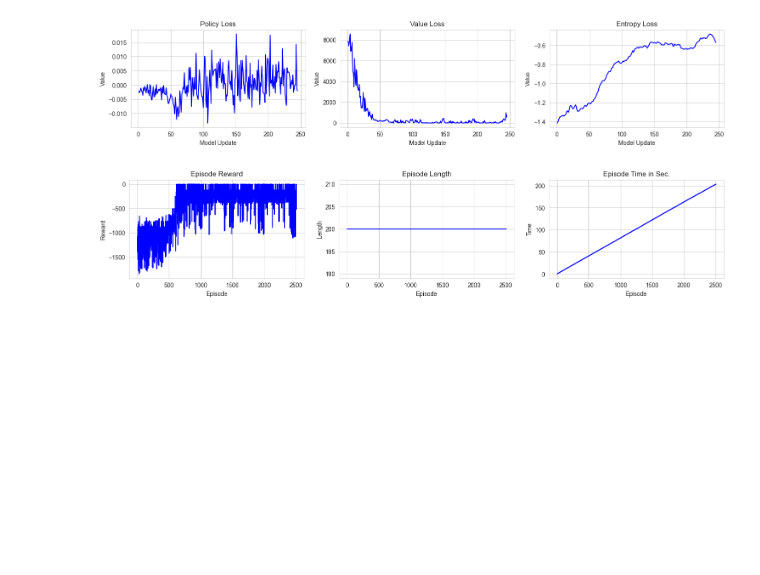
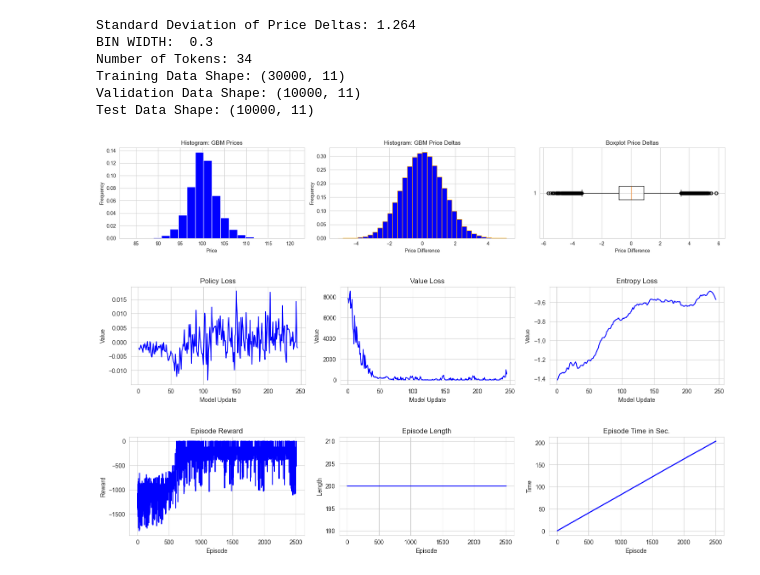
Before and after one commit to FrensiZ/adversial_learning, a Jupyter notebook: adversial_learning.ipynb, the cells around one changed output. Cells and saved outputs as stored; diff of their text form; code cells hidden in the pictures; blank space fills up the shorter version.

```diff
--- a/adversial_learning.ipynb
+++ b/adversial_learning.ipynb
@@ -59,3 +144,27 @@ def plot_discriminator():
+# %%
+S0 = 100                # Initial stock price
+mu = 0.1                # Annual drift
+sigma = 0.2             # Volatility
+n_days = 12             # Sequence length (52 days)
+n_sequences = 50000     # Number of sequences to simulate
+
+Price_GBM, Delta_GBM = gbm_simulator_with_deltas(S0, mu, sigma, n_days=n_days, n_sequences=n_sequences)
+
+bin_width = 0.3
+print('Standard Deviation of Price Deltas:', np.round(np.std(Delta_GBM.flatten()),3))
+print('BIN WIDTH: ', bin_width)
+
+train_data, val_data, test_data, token_size = tokenize_deltas(Delta_GBM, bin_start=-5.1, bin_stop=5.1, bin_width=bin_width)
+
+plot_price_hist(Price_GBM, Delta_GBM, bin_width)
+# %% [output]
+Standard Deviation of Price Deltas: 1.264
+BIN WIDTH:  0.3
+Number of Tokens: 34
+Training Data Shape: (30000, 11)
+Validation Data Shape: (10000, 11)
+Test Data Shape: (10000, 11)
+[figure, added]
 # %%
 class CustomCallback(BaseCallback):
     """
```
Also changed, not shown: parts of 7 cells of this notebook.
